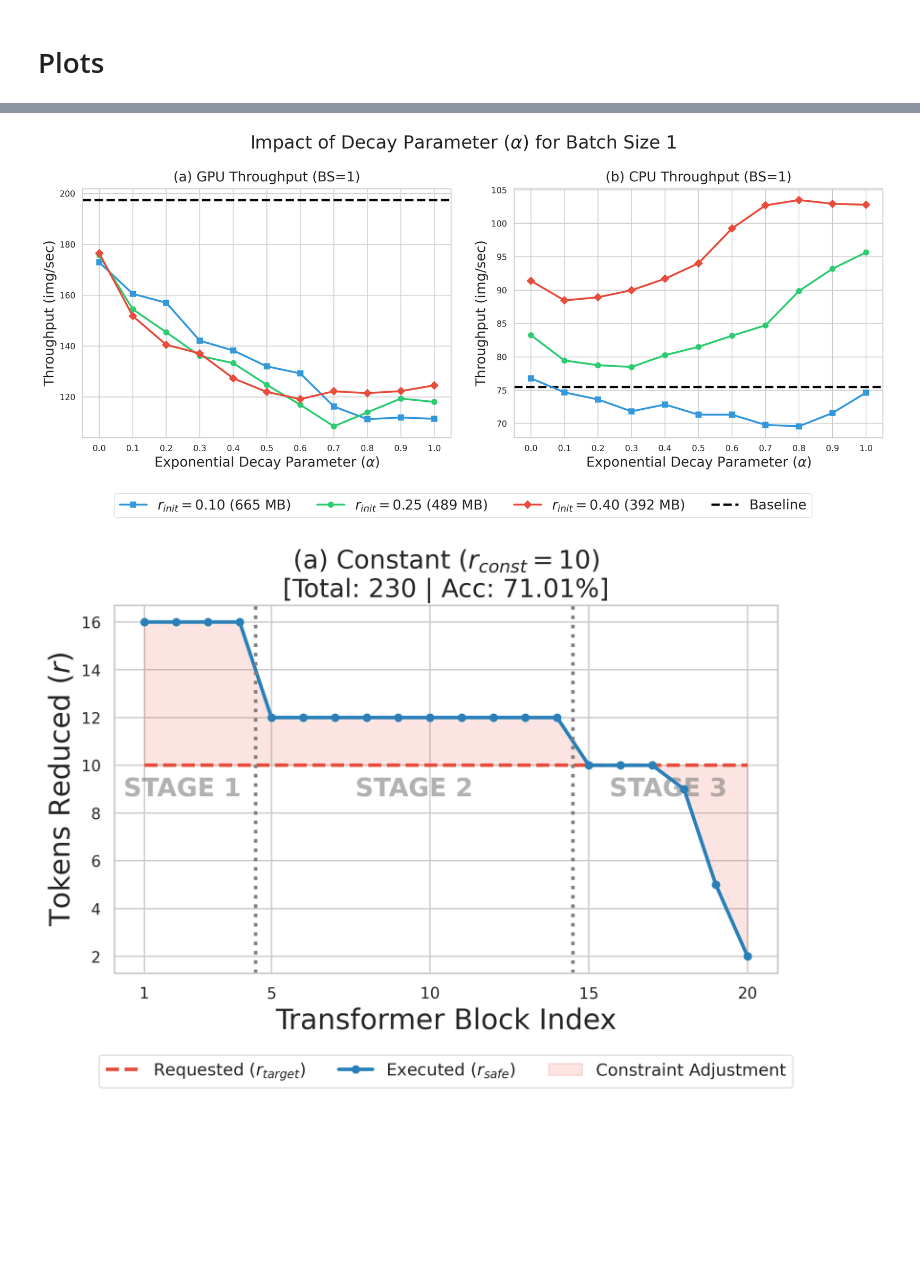
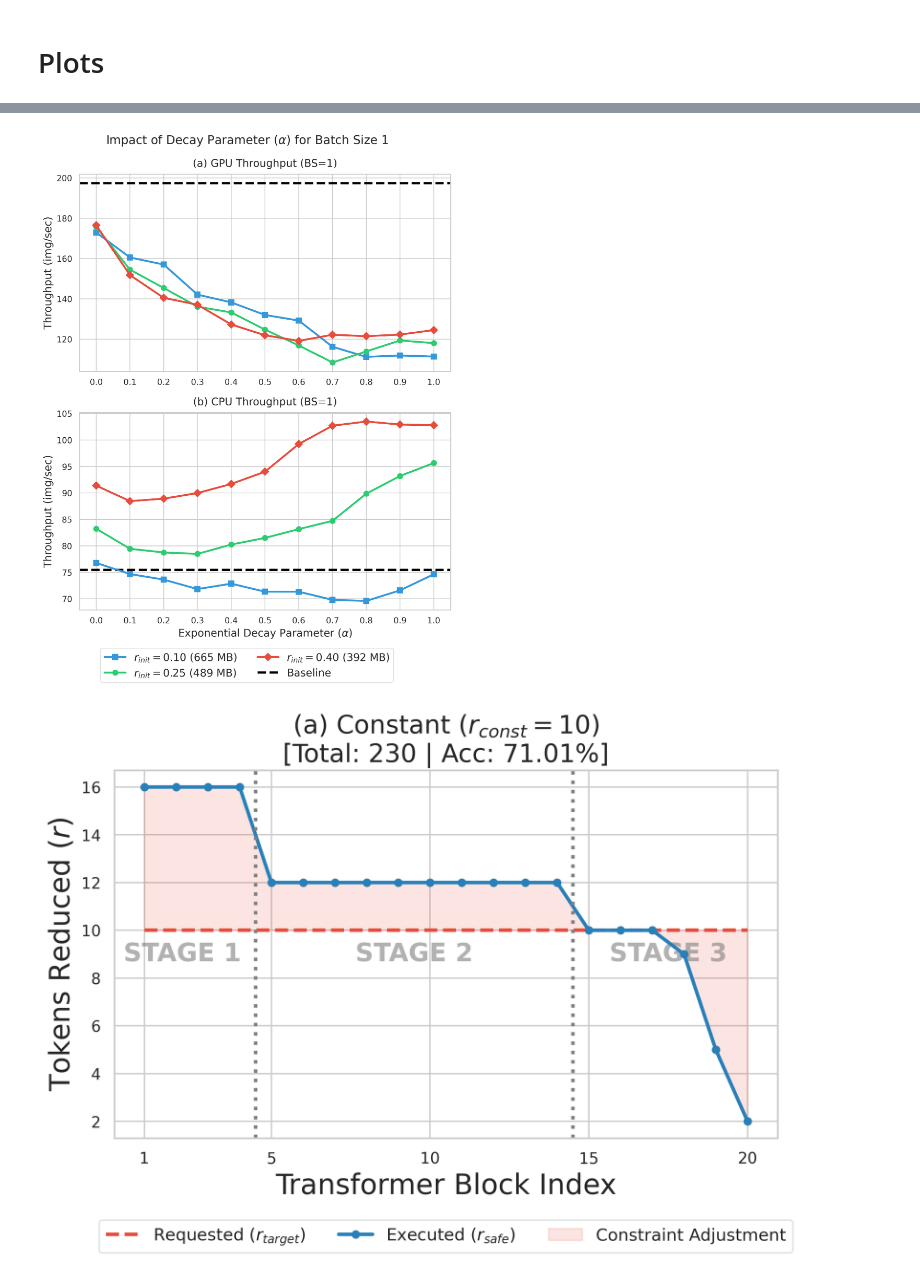
Before and after one commit to junseokm/sret-tome, a Jupyter notebook: plots.ipynb, the cells around one changed output, grey strips where cells are left out. Saved outputs shown, nothing was run; the diff lists cells and outputs as text; code cells hidden in the pictures; blank space fills up the shorter version.

```diff
--- a/plots.ipynb
+++ b/plots.ipynb
@@ -121,10 +121,10 @@ import numpy as np
 
 sns.set_theme(style="whitegrid", palette="muted")
 plt.rcParams.update({
-    'font.size': 16,
-    'axes.labelsize': 18,
-    'axes.titlesize': 18,
-    'legend.fontsize': 16,
+    'font.size': 14,
+    'axes.labelsize': 14,
+    'axes.titlesize': 14,
+    'legend.fontsize': 14,
     'figure.dpi': 300,
     'lines.linewidth': 2.5
 })
@@ -140,7 +140,8 @@ for col in metrics:
 
 baseline = df_merged[(df_merged['initial_r'] == 0.0) & (df_merged['alpha'] == 1.0)].iloc[0]
 
-fig, axes = plt.subplots(1, 2, figsize=(16, 7))
+fig, axes = plt.subplots(2, 1, figsize=(8, 10))
+
 ax_acc, ax_gpu_tp = axes[0], axes[1]
 
 r_configs = {
@@ -163,7 +164,6 @@ for r_val, cfg in r_configs.items():
 
 def format_ax(ax, title, ylabel, baseline_val, baseline_label='Baseline', show_baseline=True):
     ax.set_title(title, pad=10)
-    ax.set_xlabel(r'Exponential Decay Parameter ($\alpha$)')
     ax.set_ylabel(ylabel)
     ax.set_xticks(alphas)
     ax.set_xlim(-0.05, 1.05)
@@ -176,11 +176,13 @@ base_label = f"Baseline ({base_pam:.0f} MB)"
 format_ax(ax_acc, '(a) Accuracy', 'Accuracy (%)', baseline['accuracy'], base_label)
 format_ax(ax_gpu_tp, '(b) Throughput [GPU | BS=128]', 'Throughput (img/sec)', baseline['throughput_bs128'], base_label)
 
+axes[-1].set_xlabel(r'Exponential Decay Parameter ($\alpha$)')
+
 handles, labels = ax_acc.get_legend_handles_labels()
 
-fig.suptitle(r'Impact of Decay Parameter ($\alpha$) on Metrics', fontsize=24)
-fig.legend(handles, labels, loc='lower center', bbox_to_anchor=(0.5, -0.05), ncol=4, frameon=True, facecolor='white', edgecolor='#d5dbdb', fontsize=18)
-fig.tight_layout(rect=[0, 0.06, 1, 1], w_pad=2.0)
+fig.suptitle(r'Impact of Decay Parameter ($\alpha$) on Metrics', fontsize=16)
+fig.legend(handles, labels, loc='lower center', bbox_to_anchor=(0.5, -0.05), ncol=2, frameon=True, facecolor='white', edgecolor='#d5dbdb', fontsize=14)
+fig.tight_layout(rect=[0, 0.02, 1, 1], h_pad=1.0)
 fig.savefig('plots/decay_effect.pdf', bbox_inches='tight')
 fig.savefig('plots/decay_effect.png', bbox_inches='tight')
 plt.show()
@@ -195,10 +197,10 @@ import numpy as np
 
 sns.set_theme(style="whitegrid", palette="muted")
 plt.rcParams.update({
-    'font.size': 16,
-    'axes.labelsize': 18,
-    'axes.titlesize': 18,
-    'legend.fontsize': 16,
+    'font.size': 14,
+    'axes.labelsize': 14,
+    'axes.titlesize': 14,
+    'legend.fontsize': 14,
     'figure.dpi': 300,
     'lines.linewidth': 2.5
 })
@@ -214,7 +216,7 @@ for col in metrics:
 
 baseline = df_merged[(df_merged['initial_r'] == 0.0) & (df_merged['alpha'] == 1.0)].iloc[0]
 
-fig, axes = plt.subplots(1, 2, figsize=(16, 7))
+fig, axes = plt.subplots(2, 1, figsize=(8, 10))
 ax_gpu, ax_cpu = axes
 
 r_configs = {
@@ -226,38 +228,39 @@ r_configs = {
 alphas = np.arange(0.0, 1.1, 0.1)
 
 for r_val, cfg in r_configs.items():
     subset = df_merged[np.isclose(df_merged['initial_r'], r_val)].sort_values('alpha')
     x = subset['alpha']
 
     static_pam = subset['activation_mem_bs128'].iloc[0]
     legend_label = f"{cfg['label']} ({static_pam:.0f} MB)"
 
     ax_gpu.plot(x, subset['throughput_bs1'], color=cfg['color'], marker=cfg['marker'], markersize=7, label=legend_label, zorder=3)
     ax_cpu.plot(x, subset['throughput'], color=cfg['color'], marker=cfg['marker'], markersize=7, zorder=3)
 
 def format_ax(ax, title, ylabel, baseline_val, show_baseline=True):
     ax.set_title(title, pad=10)
-    ax.set_xlabel(r'Exponential Decay Parameter ($\alpha$)')
     ax.set_ylabel(ylabel)
     ax.set_xticks(alphas)
     ax.set_xlim(-0.05, 1.05)
     if show_baseline:
         ax.axhline(baseline_val, color='black', linestyle='--', linewidth=3, zorder=1, label='Baseline')
 
 format_ax(ax_gpu, '(a) GPU Throughput (BS=1)', 'Throughput (img/sec)', baseline['throughput_bs1'])
 format_ax(ax_cpu, '(b) CPU Throughput (BS=1)', 'Throughput (img/sec)', baseline['throughput'])
 
+axes[-1].set_xlabel(r'Exponential Decay Parameter ($\alpha$)')
+
 handles, labels = ax_gpu.get_legend_handles_labels()
 
-fig.suptitle(r'Impact of Decay Parameter ($\alpha$) for Batch Size 1', fontsize=24)
-fig.legend(handles, labels, loc='lower center', bbox_to_anchor=(0.5, -0.05), ncol=4, frameon=True, facecolor='white', edgecolor='#d5dbdb', fontsize=18)
-fig.tight_layout(rect=[0, 0.06, 1, 1], w_pad=2.0)
+fig.suptitle(r'Impact of Decay Parameter ($\alpha$) for Batch Size 1', fontsize=16)
+fig.legend(handles, labels, loc='lower center', bbox_to_anchor=(0.5, -0.05), ncol=2, frameon=True, facecolor='white', edgecolor='#d5dbdb', fontsize=14)
+fig.tight_layout(rect=[0, 0.02, 1, 1], h_pad=1.0)
 fig.savefig('plots/decay_effect_bs1.pdf', bbox_inches='tight')
 fig.savefig('plots/decay_effect_bs1.png', bbox_inches='tight')
 plt.show()
 plt.close(fig)
 # %% [output]
-[figure, old version]
+[figure, new version]
 # %%
 import matplotlib.pyplot as plt
 import seaborn as sns
```
Also changed, not shown: parts of 3 cells of this notebook, 8 other files.
